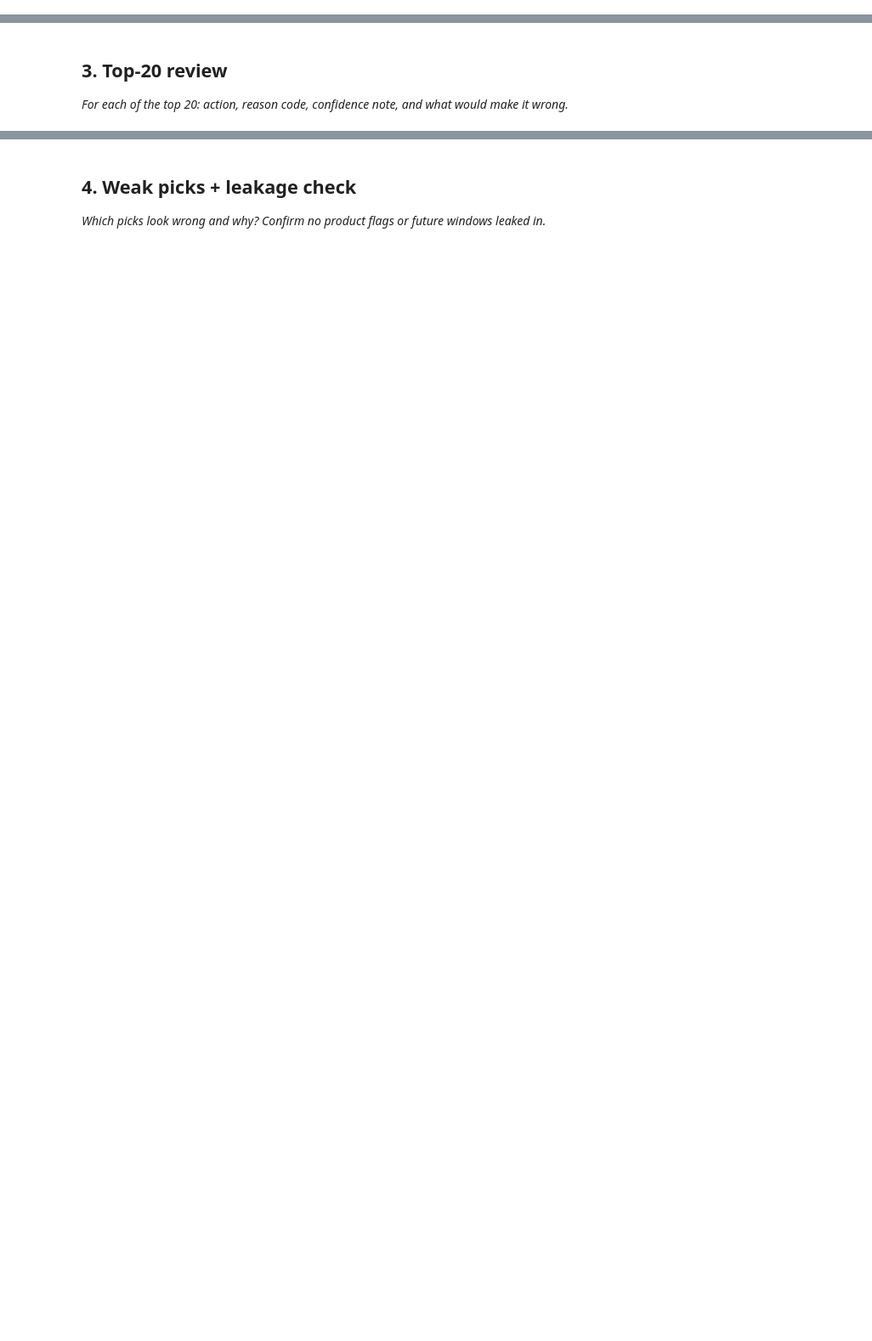
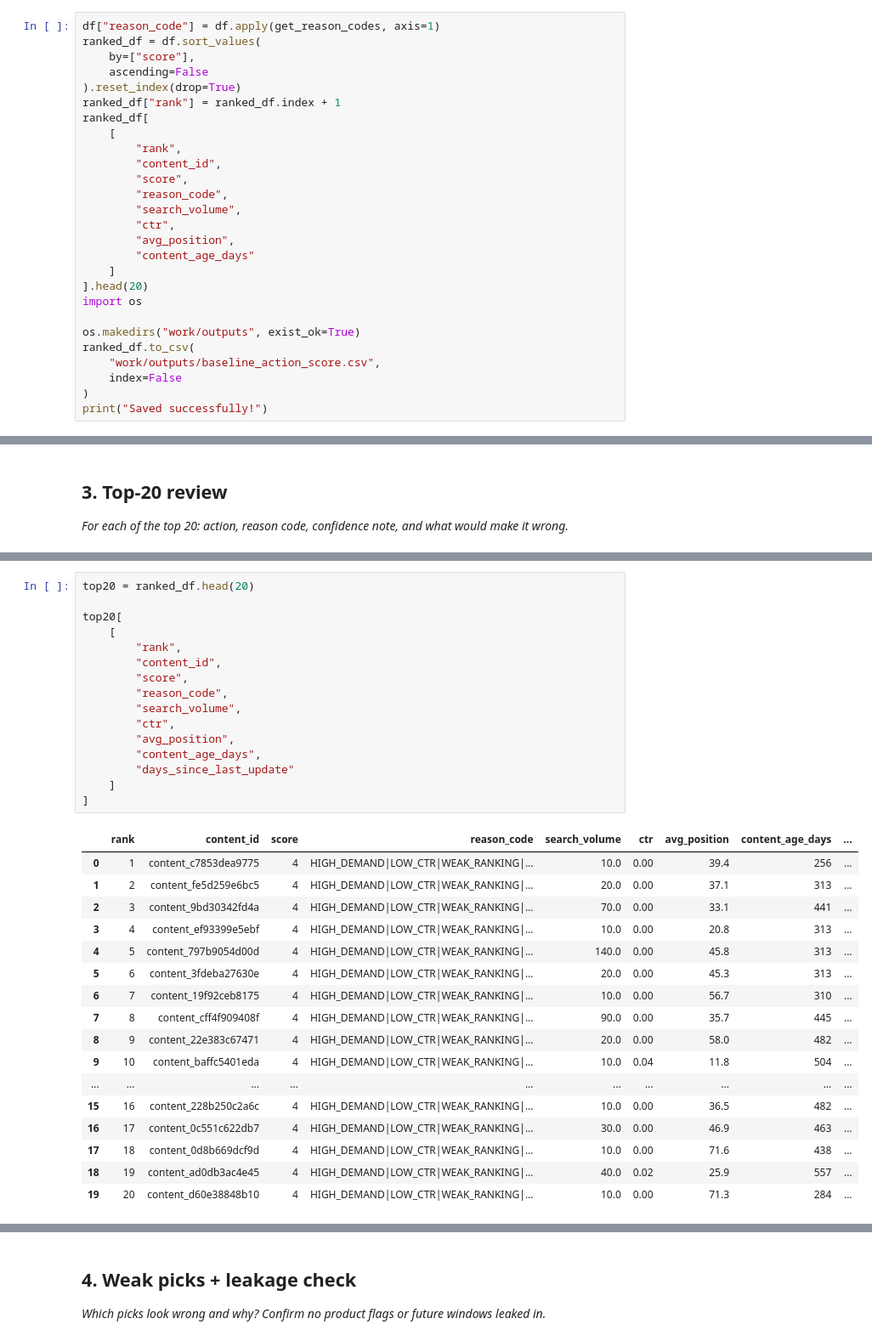
Before and after one commit to Kaushgowda/flyrank-ml-internship, a Jupyter notebook: work/notebooks/w04_baseline_score.ipynb, the cells around one changed output, grey strips where cells are left out. Shown at 85% size. Drawn from its saved outputs; the diff is of its cells as text; blank space fills up the shorter version.

```diff
--- a/work/notebooks/w04_baseline_score.ipynb
+++ b/work/notebooks/w04_baseline_score.ipynb
@@ -22,0 +105,27 @@ This skeleton is yours to fill. Work the sections **in order** — each one has
+# %%
+df["reason_code"] = df.apply(get_reason_codes, axis=1)
+ranked_df = df.sort_values(
+    by=["score"],
+    ascending=False
+).reset_index(drop=True)
+ranked_df["rank"] = ranked_df.index + 1
+ranked_df[
+    [
+        "rank",
+        "content_id",
+        "score",
+        "reason_code",
+        "search_volume",
+        "ctr",
+        "avg_position",
+        "content_age_days"
+    ]
+].head(20)
+import os
+
+os.makedirs("work/outputs", exist_ok=True)
+ranked_df.to_csv(
+    "work/outputs/baseline_action_score.csv",
+    index=False
+)
+print("Saved successfully!")
@@ -29,0 +138,34 @@ This skeleton is yours to fill. Work the sections **in order** — each one has
+# %%
+top20 = ranked_df.head(20)
+
+top20[
+    [
+        "rank",
+        "content_id",
+        "score",
+        "reason_code",
+        "search_volume",
+        "ctr",
+        "avg_position",
+        "content_age_days",
+        "days_since_last_update"
+    ]
+]
+# %% [output]
+|  | rank | content_id | score | reason_code | search_volume | ctr | avg_position | content_age_days | ... |
+| 0 | 1 | content_c7853dea9775 | 4 | HIGH_DEMAND|LOW_CTR|WEAK_RANKING|... | 10.0 | 0.00 | 39.4 | 256 | ... |
+| 1 | 2 | content_fe5d259e6bc5 | 4 | HIGH_DEMAND|LOW_CTR|WEAK_RANKING|... | 20.0 | 0.00 | 37.1 | 313 | ... |
+| 2 | 3 | content_9bd30342fd4a | 4 | HIGH_DEMAND|LOW_CTR|WEAK_RANKING|... | 70.0 | 0.00 | 33.1 | 441 | ... |
+| 3 | 4 | content_ef93399e5ebf | 4 | HIGH_DEMAND|LOW_CTR|WEAK_RANKING|... | 10.0 | 0.00 | 20.8 | 313 | ... |
+| 4 | 5 | content_797b9054d00d | 4 | HIGH_DEMAND|LOW_CTR|WEAK_RANKING|... | 140.0 | 0.00 | 45.8 | 313 | ... |
+| 5 | 6 | content_3fdeba27630e | 4 | HIGH_DEMAND|LOW_CTR|WEAK_RANKING|... | 20.0 | 0.00 | 45.3 | 313 | ... |
+| 6 | 7 | content_19f92ceb8175 | 4 | HIGH_DEMAND|LOW_CTR|WEAK_RANKING|... | 10.0 | 0.00 | 56.7 | 310 | ... |
+| 7 | 8 | content_cff4f909408f | 4 | HIGH_DEMAND|LOW_CTR|WEAK_RANKING|... | 90.0 | 0.00 | 35.7 | 445 | ... |
+| 8 | 9 | content_22e383c67471 | 4 | HIGH_DEMAND|LOW_CTR|WEAK_RANKING|... | 20.0 | 0.00 | 58.0 | 482 | ... |
+| 9 | 10 | content_baffc5401eda | 4 | HIGH_DEMAND|LOW_CTR|WEAK_RANKING|... | 10.0 | 0.04 | 11.8 | 504 | ... |
+| ... | ... | ... | ... | ... | ... | ... | ... | ... | ... |
+| 15 | 16 | content_228b250c2a6c | 4 | HIGH_DEMAND|LOW_CTR|WEAK_RANKING|... | 10.0 | 0.00 | 36.5 | 482 | ... |
+| 16 | 17 | content_0c551c622db7 | 4 | HIGH_DEMAND|LOW_CTR|WEAK_RANKING|... | 30.0 | 0.00 | 46.9 | 463 | ... |
+| 17 | 18 | content_0d8b669dcf9d | 4 | HIGH_DEMAND|LOW_CTR|WEAK_RANKING|... | 10.0 | 0.00 | 71.6 | 438 | ... |
+| 18 | 19 | content_ad0db3ac4e45 | 4 | HIGH_DEMAND|LOW_CTR|WEAK_RANKING|... | 40.0 | 0.02 | 25.9 | 557 | ... |
+| 19 | 20 | content_d60e38848b10 | 4 | HIGH_DEMAND|LOW_CTR|WEAK_RANKING|... | 10.0 | 0.00 | 71.3 | 284 | ... |
```
Also changed, not shown: parts of 16 cells of this notebook.
